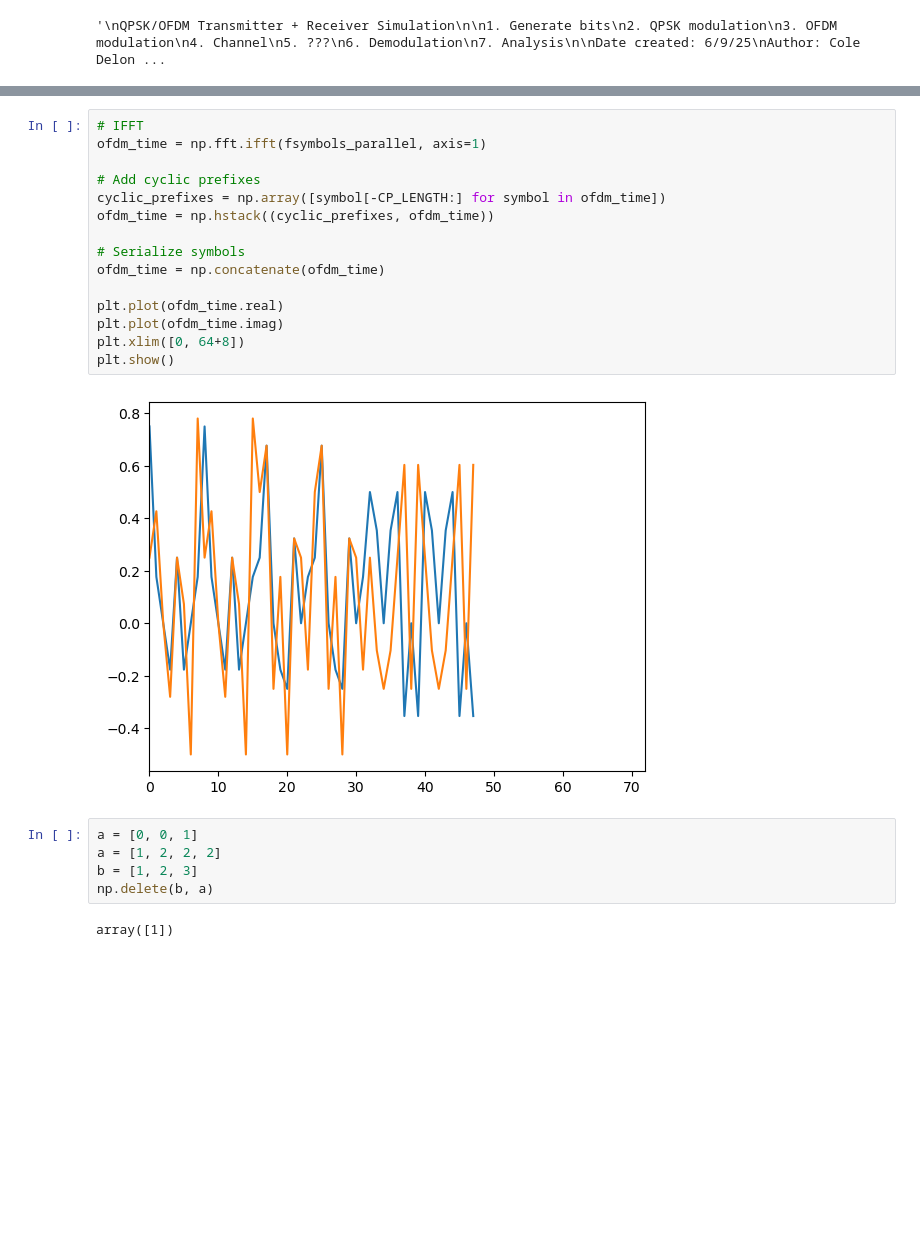
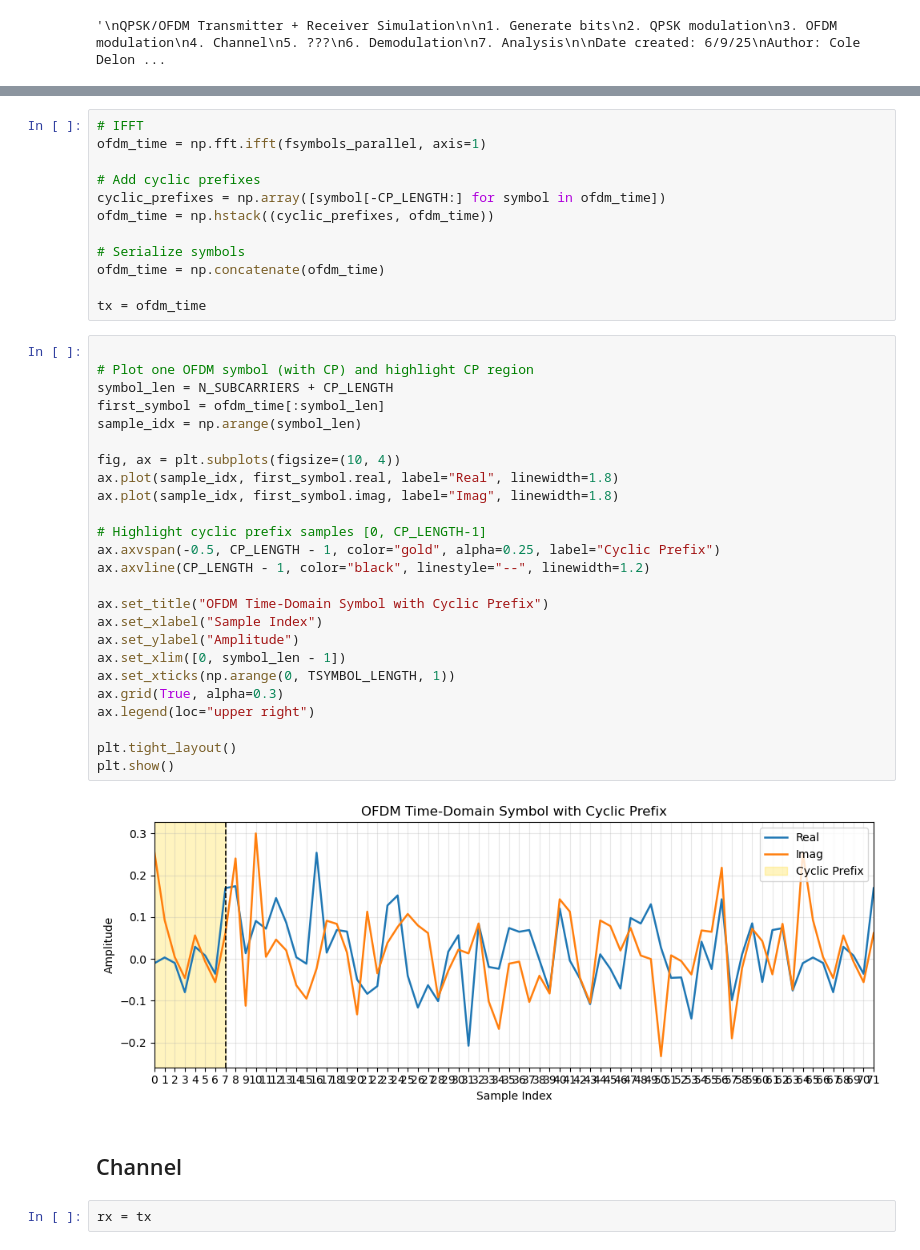
Before and after one commit to cddelong6626/sdr-notebooks, a Jupyter notebook: notebooks/scratch/ofdm_sim.ipynb, the cells around one changed output, grey strips where cells are left out. Cells and saved outputs as stored; diff of their text form; blank space fills up the shorter version.

```diff
--- a/notebooks/scratch/ofdm_sim.ipynb
+++ b/notebooks/scratch/ofdm_sim.ipynb
@@ -102,16 +144,35 @@ ofdm_time = np.hstack((cyclic_prefixes, ofdm_time))
 # Serialize symbols
 ofdm_time = np.concatenate(ofdm_time)
 
-plt.plot(ofdm_time.real)
-plt.plot(ofdm_time.imag)
-plt.xlim([0, 64+8])
-plt.show()
+tx = ofdm_time
-# %% [output]
-[figure, removed]
-# %%
-a = [0, 0, 1]
-a = [1, 2, 2, 2]
-b = [1, 2, 3]
-np.delete(b, a)
-# %% [output]
-array([1])
+# %%
+
+# Plot one OFDM symbol (with CP) and highlight CP region
+symbol_len = N_SUBCARRIERS + CP_LENGTH
+first_symbol = ofdm_time[:symbol_len]
+sample_idx = np.arange(symbol_len)
+
+fig, ax = plt.subplots(figsize=(10, 4))
+ax.plot(sample_idx, first_symbol.real, label="Real", linewidth=1.8)
+ax.plot(sample_idx, first_symbol.imag, label="Imag", linewidth=1.8)
+
+# Highlight cyclic prefix samples [0, CP_LENGTH-1]
+ax.axvspan(-0.5, CP_LENGTH - 1, color="gold", alpha=0.25, label="Cyclic Prefix")
+ax.axvline(CP_LENGTH - 1, color="black", linestyle="--", linewidth=1.2)
+
+ax.set_title("OFDM Time-Domain Symbol with Cyclic Prefix")
+ax.set_xlabel("Sample Index")
+ax.set_ylabel("Amplitude")
+ax.set_xlim([0, symbol_len - 1])
+ax.set_xticks(np.arange(0, TSYMBOL_LENGTH, 1))
+ax.grid(True, alpha=0.3)
+ax.legend(loc="upper right")
+
+plt.tight_layout()
+plt.show()
+# %% [output]
+[figure, added]
+# %% [markdown]
+## Channel
+# %%
+rx = tx
```
Also changed, not shown: parts of 11 cells of this notebook.
